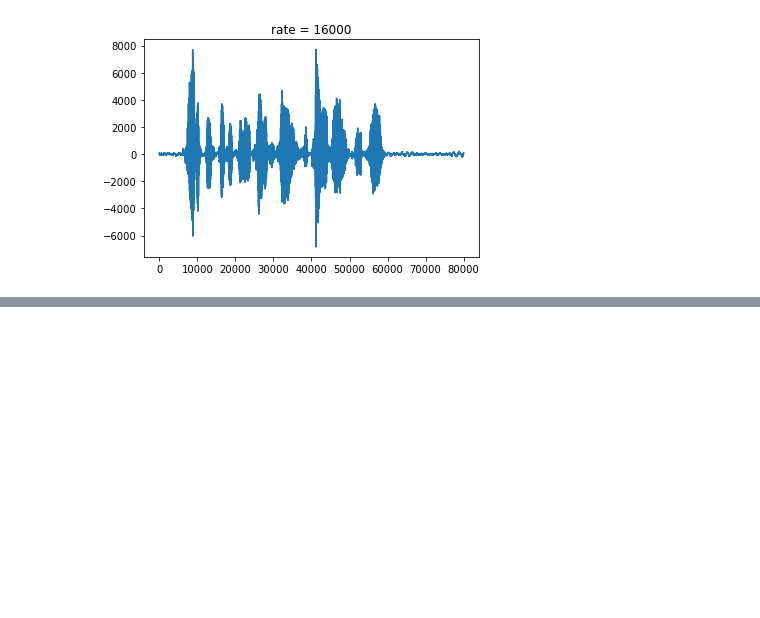
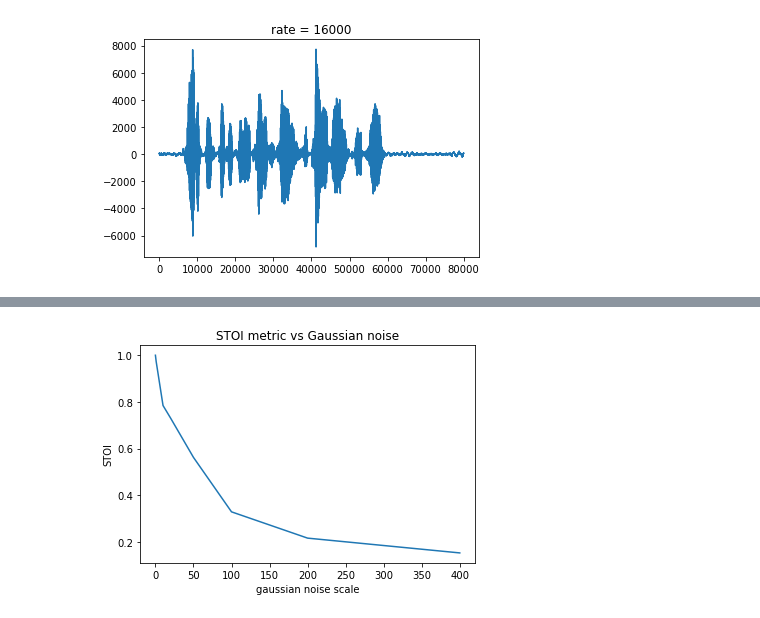
Before and after one commit to Lextal/sipproj, a Jupyter notebook: stoi.ipynb, the cells around one changed output, grey strips where cells are left out. Saved outputs shown, nothing was run; the diff lists cells and outputs as text; code cells hidden in the pictures; blank space fills up the shorter version.

```diff
--- a/stoi.ipynb
+++ b/stoi.ipynb
@@ -36,0 +122,10 @@ H = thirdoct(rate, k, n_bands, cf) #1/3 octave band matrix
+# %%
+noise_magn = np.array([0, 1, 10, 20, 50, 100, 200, 400])
+d = np.array([stoi(x, x + gen_noise(m)) for m in noise_magn])
+plt.plot(noise_magn, d)
+plt.xlabel('gaussian noise scale')
+plt.ylabel('STOI')
+plt.title('STOI metric vs Gaussian noise')
+plt.show()
+# %% [output]
+[figure, added]
```
Also changed, not shown: parts of 6 cells of this notebook.
